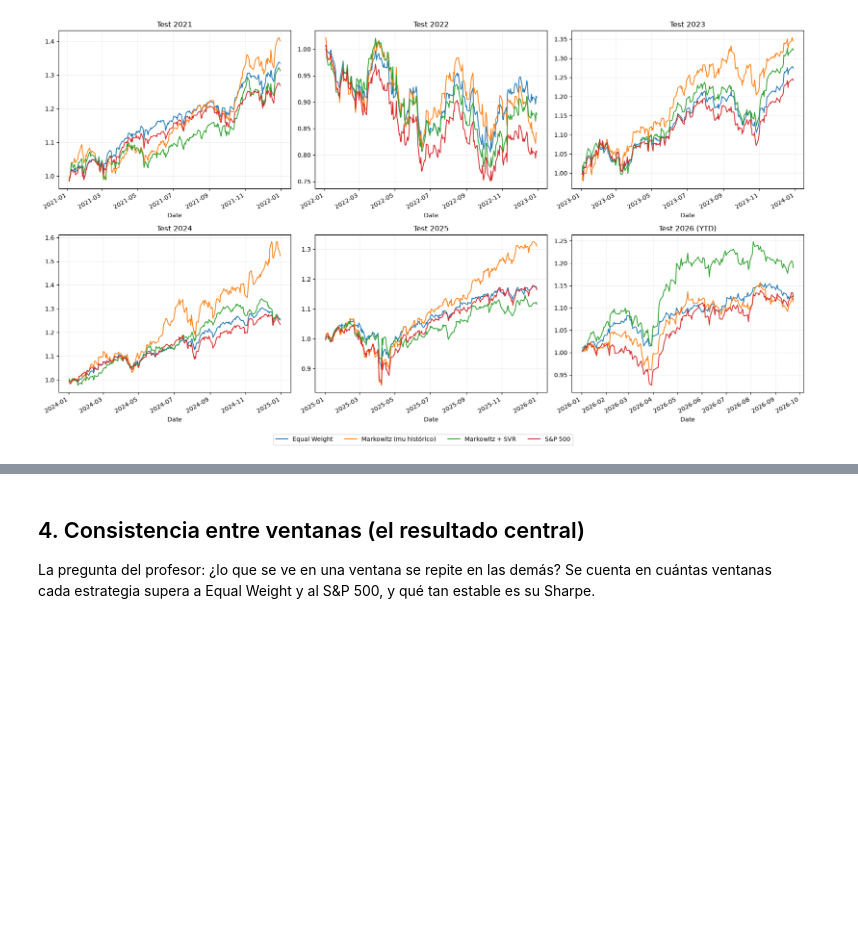
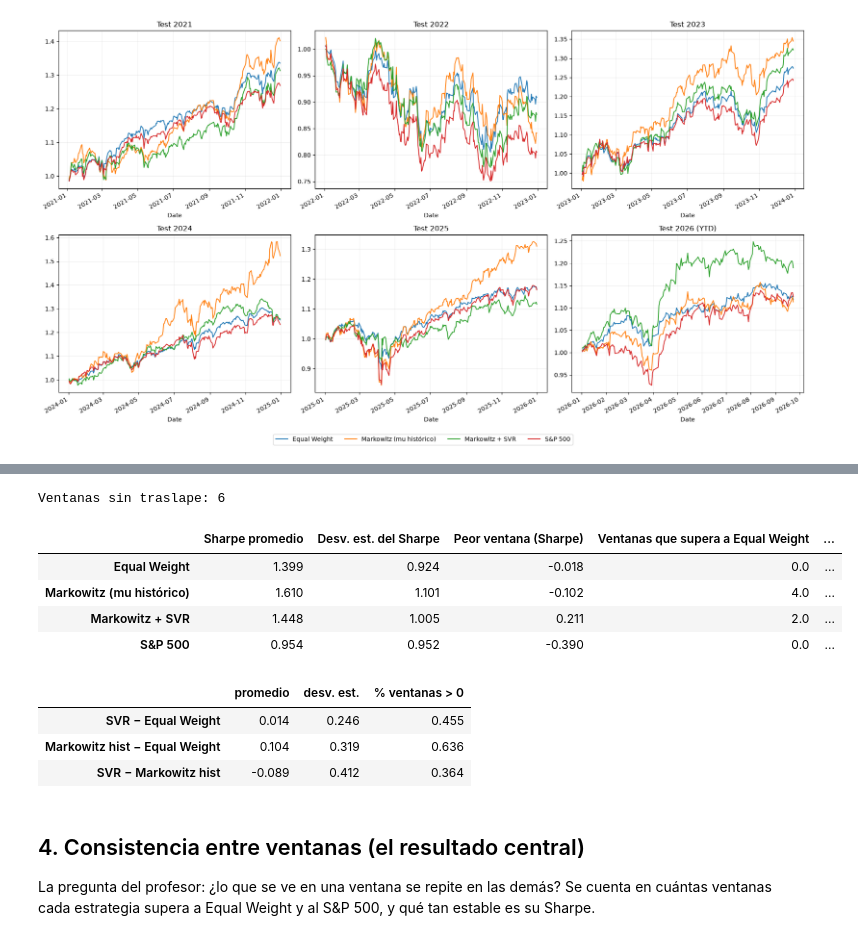
Before and after one commit to Oggm2/Portafolio_investigacion, a Jupyter notebook: notebooks/05c_svr_ventanas.ipynb, the cells around one changed output, grey strips where cells are left out. Drawn from its saved outputs; the diff is of its cells as text; code cells hidden in the pictures; blank space fills up the shorter version.

```diff
--- a/notebooks/05c_svr_ventanas.ipynb
+++ b/notebooks/05c_svr_ventanas.ipynb
@@ -392,0 +730,27 @@ plt.show()
+# %%
+metrics_all = pd.DataFrame([row for r in results_template.values() for row in r["metrics"]])
+sharpe_all = metrics_all.pivot(index="ventana", columns="estrategia", values="Sharpe").reindex(list(results_template.keys()))
+sharpe_all = sharpe_all[["Equal Weight", "Markowitz (mu histórico)", "Markowitz + SVR", "S&P 500"]]
+
+# Con tests de 1 año y paso de 6 meses, una de cada dos ventanas no se traslapa
+non_overlap = sharpe_all.iloc[::2]
+print(f"Ventanas sin traslape: {len(non_overlap)}")
+display(consistency_table(non_overlap).round(3))
+
+diff = pd.DataFrame({
+    "SVR − Equal Weight": sharpe_all["Markowitz + SVR"] - sharpe_all["Equal Weight"],
+    "Markowitz hist − Equal Weight": sharpe_all["Markowitz (mu histórico)"] - sharpe_all["Equal Weight"],
+    "SVR − Markowitz hist": sharpe_all["Markowitz + SVR"] - sharpe_all["Markowitz (mu histórico)"],
+})
+display(pd.DataFrame({"promedio": diff.mean(), "desv. est.": diff.std(), "% ventanas > 0": (diff > 0).mean()}).round(3))
+# %% [output]
+Ventanas sin traslape: 6
+|  | Sharpe promedio | Desv. est. del Sharpe | Peor ventana (Sharpe) | Ventanas que supera a Equal Weight | ... |
+| Equal Weight | 1.399 | 0.924 | -0.018 | 0.0 | ... |
+| Markowitz (mu histórico) | 1.610 | 1.101 | -0.102 | 4.0 | ... |
+| Markowitz + SVR | 1.448 | 1.005 | 0.211 | 2.0 | ... |
+| S&P 500 | 0.954 | 0.952 | -0.390 | 0.0 | ... |
+|  | promedio | desv. est. | % ventanas > 0 |
+| SVR − Equal Weight | 0.014 | 0.246 | 0.455 |
+| Markowitz hist − Equal Weight | 0.104 | 0.319 | 0.636 |
+| SVR − Markowitz hist | -0.089 | 0.412 | 0.364 |
```
Also changed, not shown: parts of 2 cells of this notebook, 22 other files.
